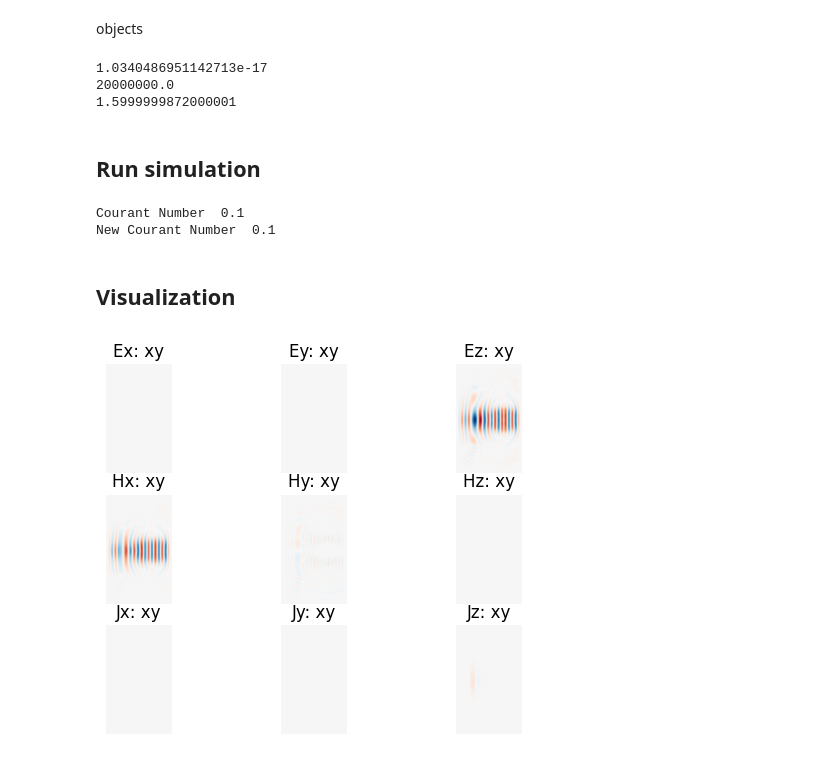
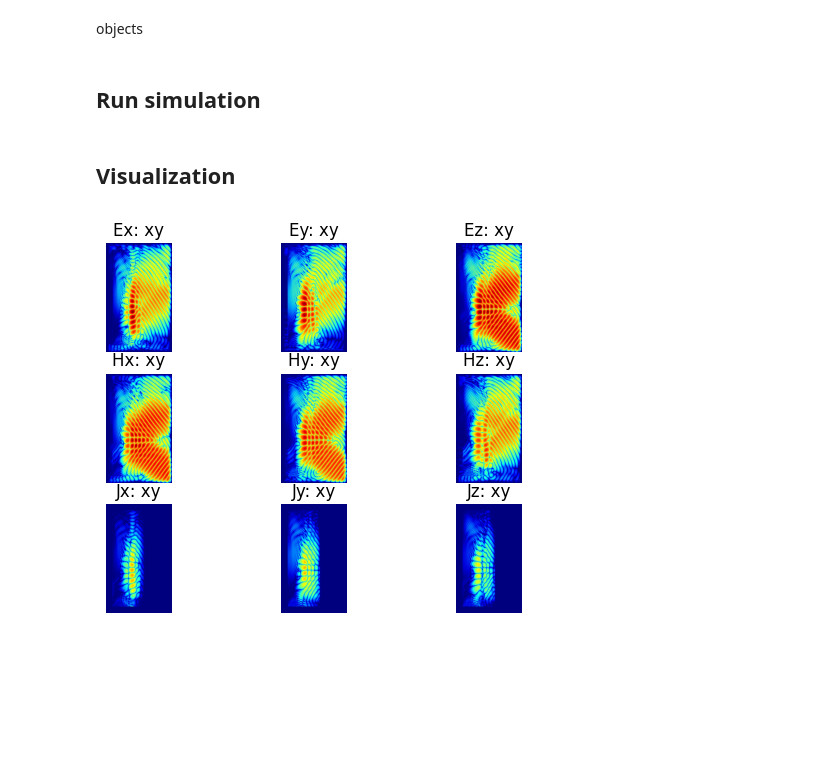
Before and after one commit to Pierre-Alexandre-Gourdain/fdtd, a Jupyter notebook: cutoff_test.ipynb, the cells around one changed output. Drawn from its saved outputs; the diff is of its cells as text; code cells hidden in the pictures; blank space fills up the shorter version.

```diff
--- a/cutoff_test.ipynb
+++ b/cutoff_test.ipynb
@@ -131,8 +160,8 @@ grid[:, :, 0] = fdtd.PeriodicBoundary(name="zbounds")
 # %% [markdown]
 sources
 # %%
-grid[60*SCALE:105*SCALE, 70*SCALE:70*SCALE, 0] = fdtd.LineSource(
-    period=WAVELENGTH / SPEED_LIGHT, name="linesource"
+grid[110*SCALE:150*SCALE, 85*SCALE:55*SCALE, 0] = fdtd.LineSource(
+    period=WAVELENGTH / LIGHT_SPEED, name="linesource"
 )
 # grid[100, 60, 0] = fdtd.PointSource(
 #     period=WAVELENGTH / SPEED_LIGHT, name="pointsource",
@@ -143,55 +172,40 @@ detectors
 grid[12e-6, :, 0] = fdtd.LineDetector(name="detector")
 # %% [markdown]
 objects
-# %%
-for i in range(20*SCALE,60*SCALE):
-    grid.omega[30*SCALE:120*SCALE,i,0:1,0:3]=.125*(1-(i-20*SCALE)/(60*SCALE-20*SCALE-1))
-    # grid.OMEGA[30*SCALE:120*SCALE,i,0:1,0]=4
-# grid[11*SCALE:32*SCALE, 30*SCALE:84*SCALE, 0:1] = fdtd.AnisotropicObject(permittivity=0.19, name="object")
-# grid.omega[30*SCALE:120*SCALE,20*SCALE:40*SCALE,0:1,0:3]=10
-print(grid.time_step)
-print(.02/(bd.max(grid.OMEGA**2).item()**.5+1e-9))
-print(.2/(bd.max(grid.omega).item()+1e-9))
-# %% [output]
-1.0340486951142713e-17
-20000000.0
-1.5999999872000001
 # %% [markdown]
 ## Run simulation
 # %%
-grid.run(4000, progress_bar=True)
+grid.run(8000, progress_bar=True)
-# %% [output]
-Courant Number  0.1
-New Courant Number  0.1
 # %% [markdown]
 ## Visualization
 # %%
 fig, axes = plt.subplots(3, 3, squeeze=False)
 titles = ["Ex: xy", "Ey: xy", "Ez: xy", "Hx: xy", "Hy: xy", "Hz: xy", "Jx: xy", "Jy: xy", "Jz: xy"]
-
+log_bias=1e-10
 fields = bd.stack(
     [
-        grid.E[:, :, 0, 0],
-        grid.E[:, :, 0, 1],
-        grid.E[:, :, 0, 2],
-        grid.H[:, :, 0, 0]+0*grid.omega[:, :, 0, 0]/10,
-        grid.H[:, :, 0, 1],
-        grid.H[:, :, 0, 2],
-        grid.J[:, :, 0, 0],
-        grid.J[:, :, 0, 1],
-        grid.J[:, :, 0, 2],
+        bd.log(grid.E[:, :, 0, 0]**2+log_bias)/2./log(10.),
+        bd.log(grid.E[:, :, 0, 1]**2+log_bias)/2./log(10.),
+        bd.log(grid.E[:, :, 0, 2]**2+log_bias)/2./log(10.),
+        bd.log(grid.H[:, :, 0, 0]**2+log_bias)/2./log(10.),
+        bd.log(grid.H[:, :, 0, 1]**2+log_bias)/2./log(10.),
+        bd.log(grid.H[:, :, 0, 2]**2+log_bias)/2./log(10.),
+        bd.log(grid.J[:, :, 0, 0]**2+log_bias)/2./log(10.),
+        bd.log(grid.J[:, :, 0, 1]**2+log_bias)/2./log(10.),
+        bd.log(grid.J[:, :, 0, 2]**2+log_bias)/2./log(10.),
     ]
 )
 
-m = max(abs(fields.min().item()), abs(fields.max().item()))
+mini = fields.min().item()
+maxi = fields.max().item()
 
 for ax, field, title in zip(axes.ravel(), fields, titles):
     ax.set_axis_off()
     ax.set_title(title)
-    ax.imshow(bd.numpy(field), vmin=-m, vmax=m, cmap="RdBu")
+    ax.imshow(bd.numpy(field), vmin=mini, vmax=maxi, cmap="jet")
 
 plt.show()
 # %% [output]
-[figure, old version]
+[figure, new version]
 # %%
 plt.figure()
```
Also changed, not shown: parts of 8 cells of this notebook, 4 other files.
